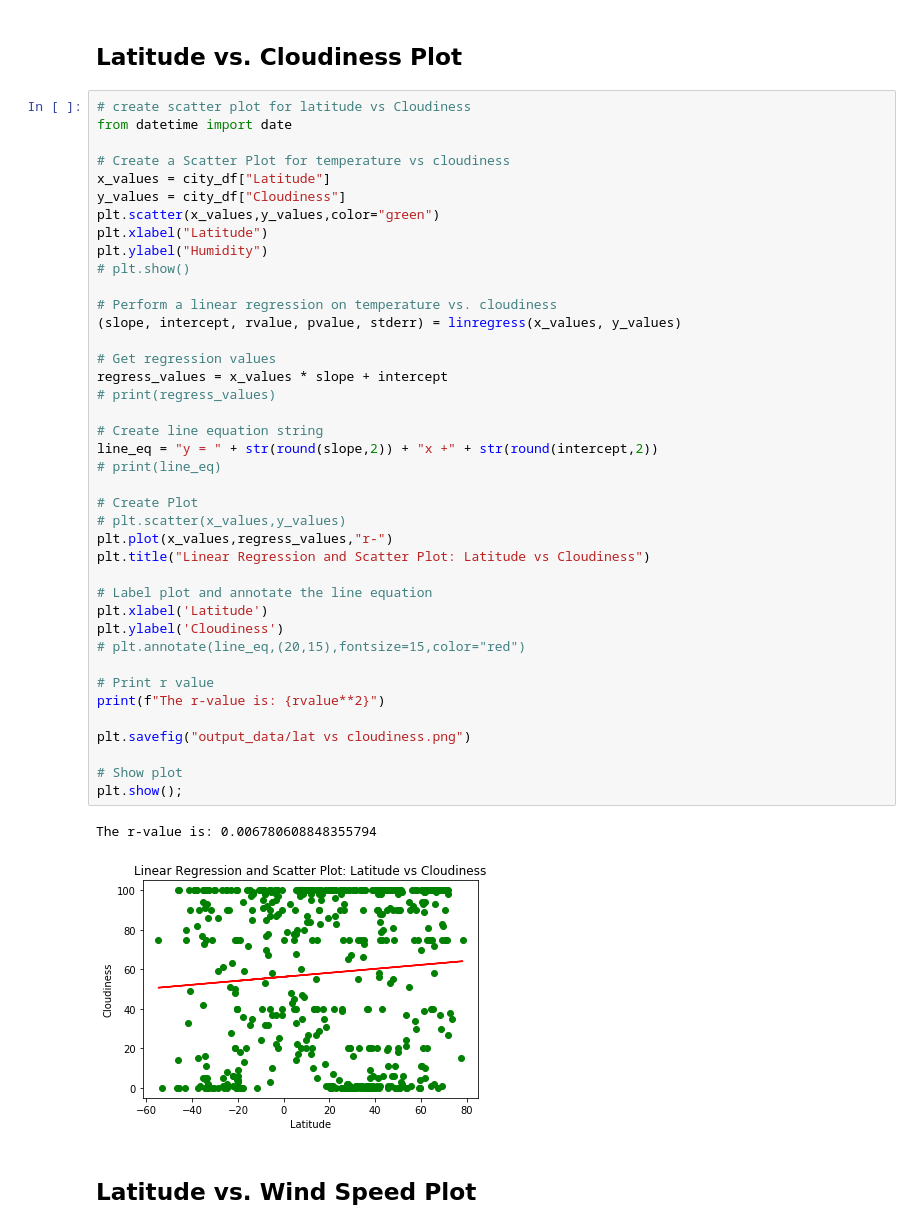
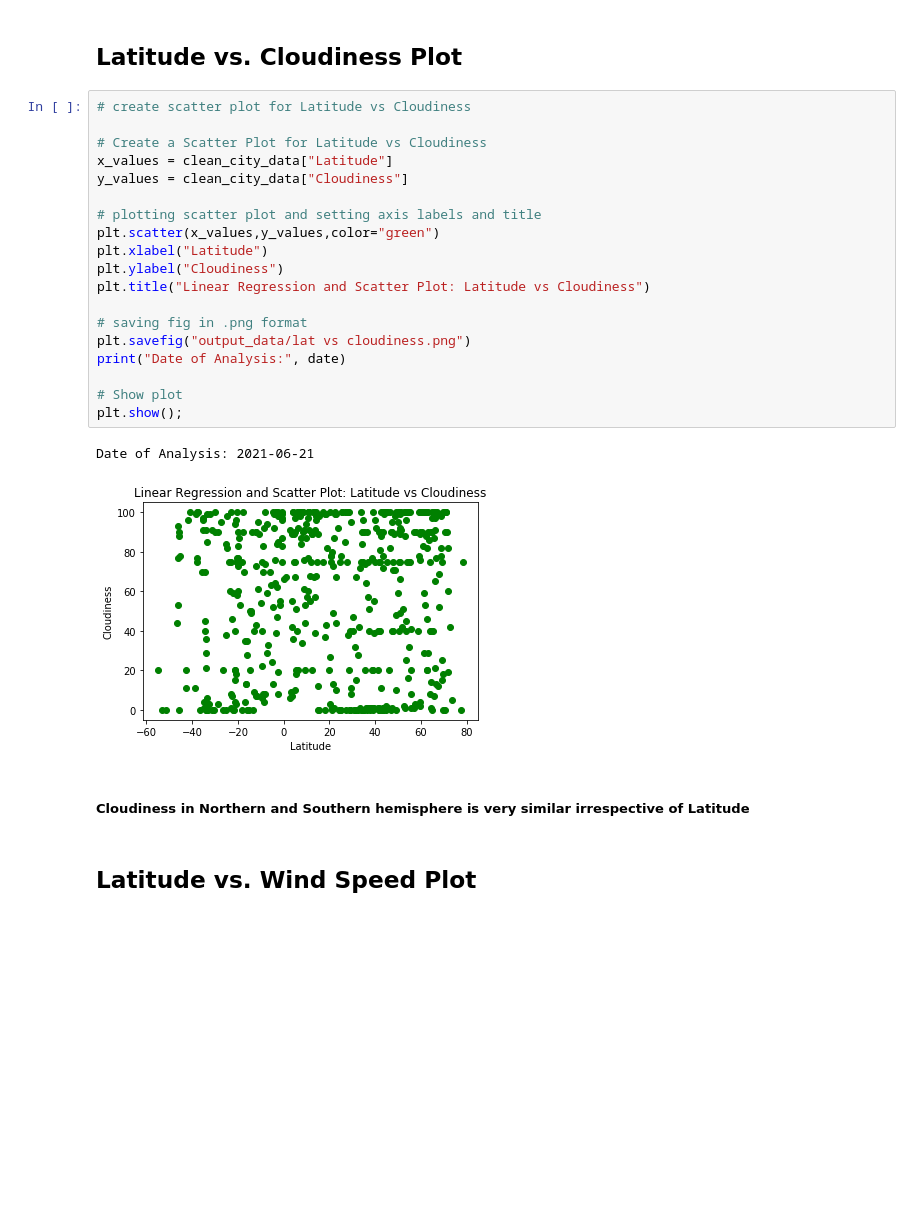
Before and after one commit to cell2silicon/API-Homework, a Jupyter notebook: starter_code/WeatherPy.ipynb, the cells around one changed output. Drawn from its saved outputs; the diff is of its cells as text; blank space fills up the shorter version.

```diff
--- a/starter_code/WeatherPy.ipynb
+++ b/starter_code/WeatherPy.ipynb
@@ -282,47 +302,28 @@ The r-value is: 0.04048414564557972
 # %% [markdown]
 ## Latitude vs. Cloudiness Plot
-# %%
-# create scatter plot for latitude vs Cloudiness
-from datetime import date
-
-# Create a Scatter Plot for temperature vs cloudiness
-x_values = city_df["Latitude"]
-y_values = city_df["Cloudiness"]
-plt.scatter(x_values,y_values,color="green")
-plt.xlabel("Latitude")
-plt.ylabel("Humidity")
-# plt.show()
-
-# Perform a linear regression on temperature vs. cloudiness
-(slope, intercept, rvalue, pvalue, stderr) = linregress(x_values, y_values)
-
-# Get regression values
-regress_values = x_values * slope + intercept
-# print(regress_values)
-
-# Create line equation string
-line_eq = "y = " + str(round(slope,2)) + "x +" + str(round(intercept,2))
-# print(line_eq)
-
-# Create Plot
-# plt.scatter(x_values,y_values)
-plt.plot(x_values,regress_values,"r-")
-plt.title("Linear Regression and Scatter Plot: Latitude vs Cloudiness")
-
-# Label plot and annotate the line equation
-plt.xlabel('Latitude')
-plt.ylabel('Cloudiness')
-# plt.annotate(line_eq,(20,15),fontsize=15,color="red")
-
-# Print r value
-print(f"The r-value is: {rvalue**2}")
-
-plt.savefig("output_data/lat vs cloudiness.png")
-
-# Show plot
-plt.show();
-# %% [output]
-The r-value is: 0.006780608848355794
-[figure, removed]
+# %%
+# create scatter plot for Latitude vs Cloudiness
+
+# Create a Scatter Plot for Latitude vs Cloudiness
+x_values = clean_city_data["Latitude"]
+y_values = clean_city_data["Cloudiness"]
+
+# plotting scatter plot and setting axis labels and title
+plt.scatter(x_values,y_values,color="green")
+plt.xlabel("Latitude")
+plt.ylabel("Cloudiness")
+plt.title("Linear Regression and Scatter Plot: Latitude vs Cloudiness")
+
+# saving fig in .png format
+plt.savefig("output_data/lat vs cloudiness.png")
+print("Date of Analysis:", date)
+
+# Show plot
+plt.show();
+# %% [output]
+Date of Analysis: 2021-06-21
+[figure, added]
+# %% [markdown]
+##### Cloudiness in Northern and Southern hemisphere is very similar irrespective of Latitude
 # %% [markdown]
 ## Latitude vs. Wind Speed Plot
```
Also changed, not shown: parts of 50 cells of this notebook, 21 other files.
